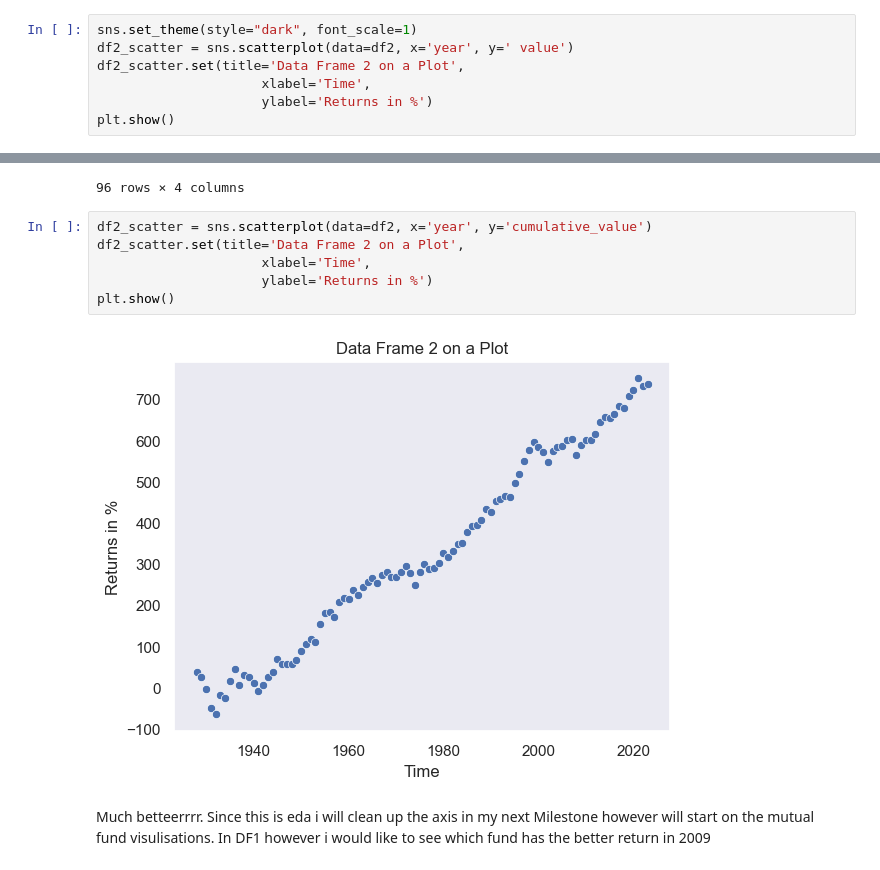
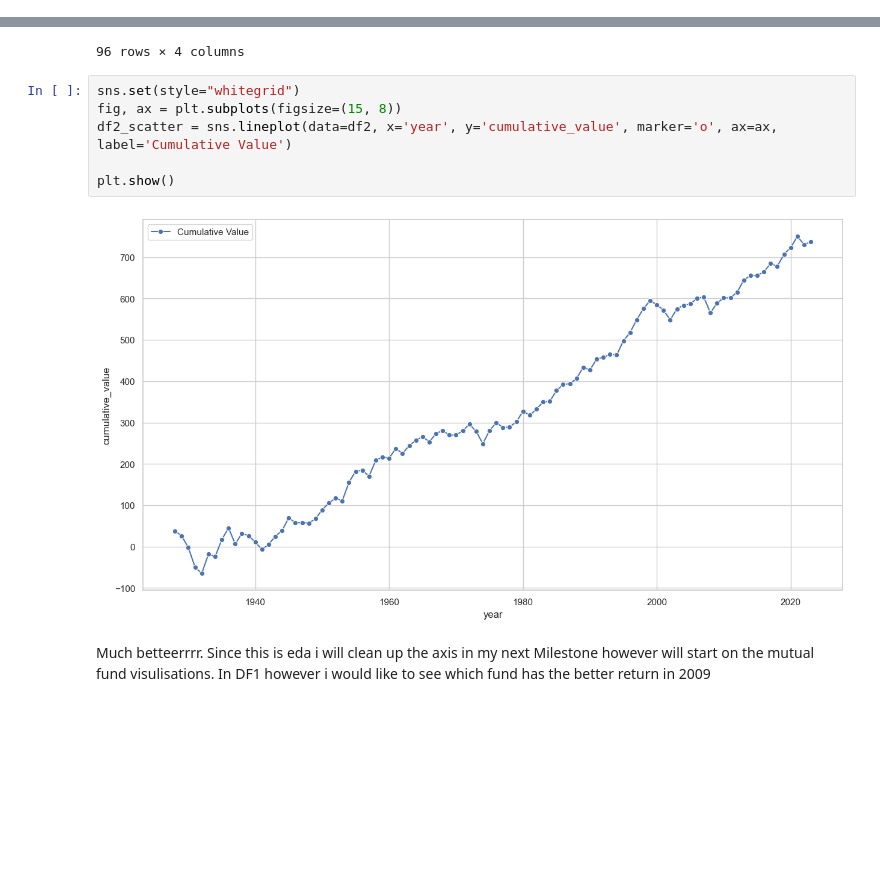
Before and after one commit to ubco-W2022T2-data301/project-group-group-57, a Jupyter notebook: analysis/analysis_Kojo_Clarke.ipynb, the cells around one changed output, grey strips where cells are left out. Saved outputs shown, nothing was run; the diff lists cells and outputs as text; blank space fills up the shorter version.

```diff
--- a/analysis/analysis_Kojo_Clarke.ipynb
+++ b/analysis/analysis_Kojo_Clarke.ipynb
@@ -140,10 +140,3 @@ df2
 96 rows × 3 columns
 # %% [markdown]
 There is only two columns in df2 but it currently just tracks the value of the stock as a percent. For further analysis, percentages must be used to compare.
-# %%
-sns.set_theme(style="dark", font_scale=1)
-df2_scatter = sns.scatterplot(data=df2, x='year', y=' value')
-df2_scatter.set(title='Data Frame 2 on a Plot',
-                     xlabel='Time',
-                     ylabel='Returns in %')
-plt.show()
@@ -168,13 +159,13 @@ df2
 | 94 | 2022-12-31 | -19.44 | 2022 | 730.71 |
 | 95 | 2023-02-17 | 6.24 | 2023 | 736.95 |
 96 rows × 4 columns
-# %%
-df2_scatter = sns.scatterplot(data=df2, x='year', y='cumulative_value')
-df2_scatter.set(title='Data Frame 2 on a Plot',
-                     xlabel='Time',
-                     ylabel='Returns in %')
-plt.show()
-# %% [output]
-[figure, removed]
+# %%
+sns.set(style="whitegrid")
+fig, ax = plt.subplots(figsize=(15, 8))
+df2_scatter = sns.lineplot(data=df2, x='year', y='cumulative_value', marker='o', ax=ax, label='Cumulative Value')
+
+plt.show()
+# %% [output]
+[figure, added]
 # %% [markdown]
 Much betteerrrr. Since this is eda i will clean up the axis in my next Milestone however will start on the mutual fund visulisations. In DF1 however i would like to see which fund has the better return in 2009
```
Also changed, not shown: parts of 16 cells of this notebook, 1 other file.
